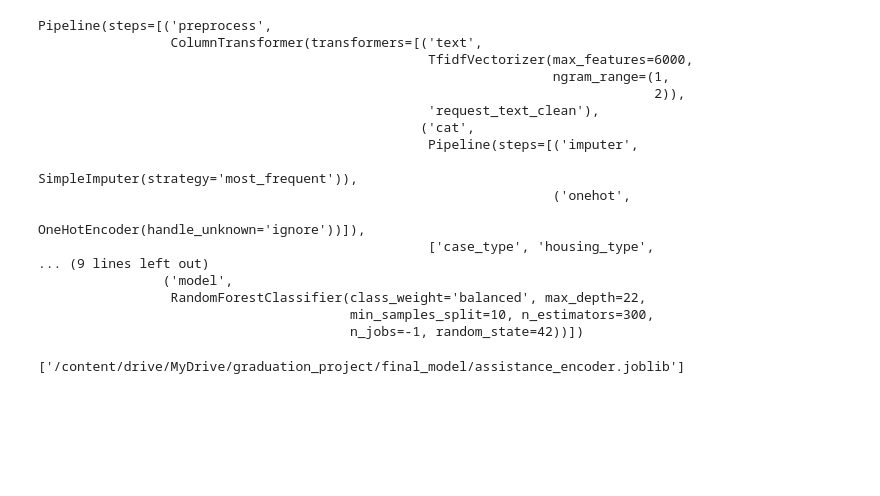
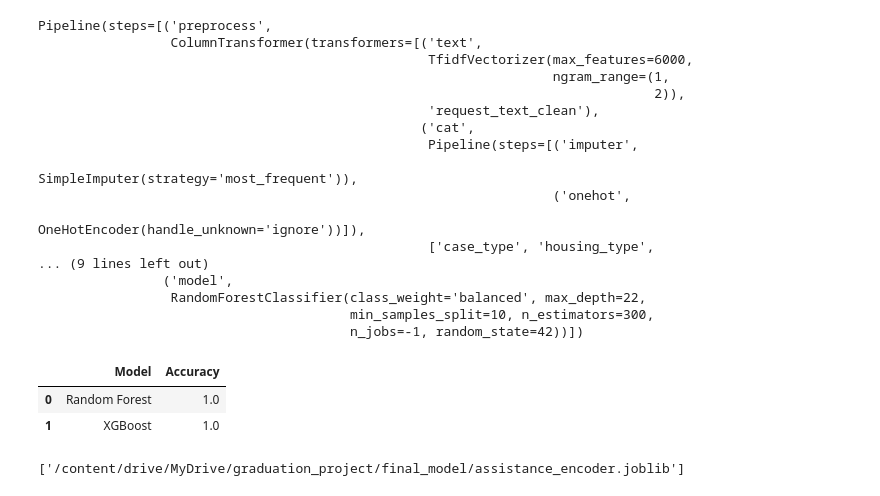
Before and after one commit to HazemmoAlsady/AWN_Graduation_Project, a Jupyter notebook: Hazem's edits/Final_models.ipynb, the cells around one changed output. Saved outputs shown, nothing was run; the diff lists cells and outputs as text; code cells hidden in the pictures; blank space fills up the shorter version.

```diff
--- a/Hazem's edits/Final_models.ipynb
+++ b/Hazem's edits/Final_models.ipynb
@@ -184,6 +309,48 @@ Pipeline(steps=[('preprocess',
                  RandomForestClassifier(class_weight='balanced', max_depth=22,
                                         min_samples_split=10, n_estimators=300,
                                         n_jobs=-1, random_state=42))])
+# %%
+from sklearn.metrics import accuracy_score
+
+y_test_enc = assistance_encoder.transform(y_test)
+
+models = {
+    "Random Forest": RandomForestClassifier(
+        n_estimators=300,
+        max_depth=22,
+        class_weight="balanced",
+        random_state=42,
+        n_jobs=-1
+    ),
+    "XGBoost": XGBClassifier(
+        objective="multi:softprob",
+        num_class=len(assistance_encoder.classes_),
+        n_estimators=300,
+        max_depth=6,
+        learning_rate=0.1,
+        random_state=42
+    )
+}
+
+results = []
+
+for name, model in models.items():
+    pipe = Pipeline([
+        ("preprocess", assist_preprocessor),
+        ("model", model)
+    ])
+
+    pipe.fit(X_train, y_train_enc)
+    preds = pipe.predict(X_test)
+
+    acc = accuracy_score(y_test_enc, preds)
+    results.append((name, acc))
+
+pd.DataFrame(results, columns=["Model", "Accuracy"])
+# %% [output]
+|  | Model | Accuracy |
+| 0 | Random Forest | 1.0 |
+| 1 | XGBoost | 1.0 |
 # %%
 BASE_PATH = "/content/drive/MyDrive/graduation_project/final_model"
 os.makedirs(BASE_PATH, exist_ok=True)
```
Also changed, not shown: parts of 4 cells of this notebook.
